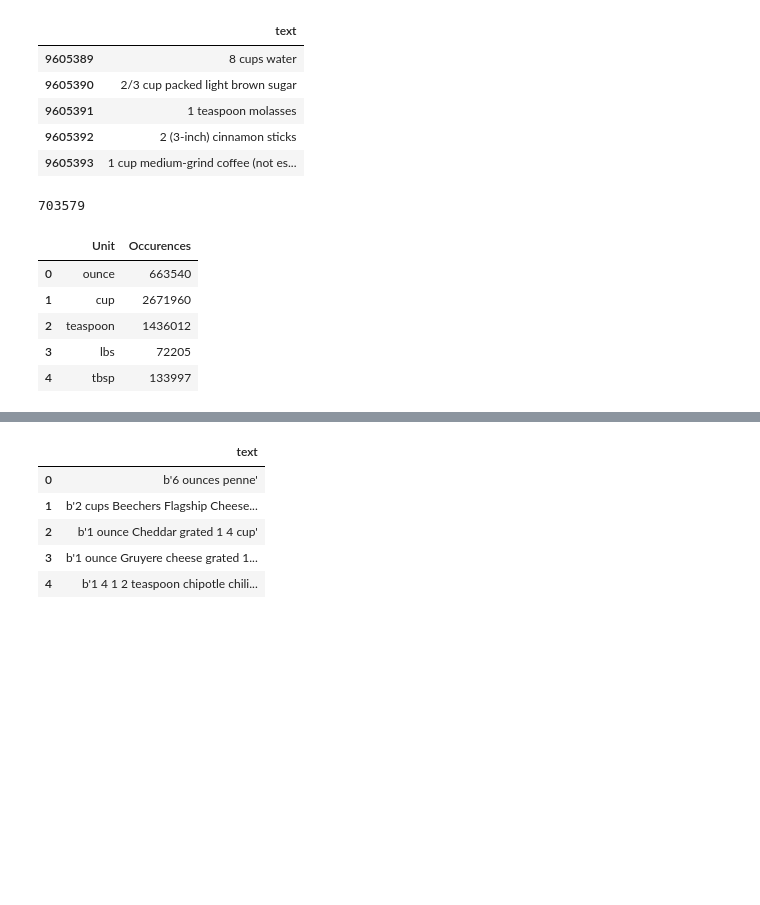
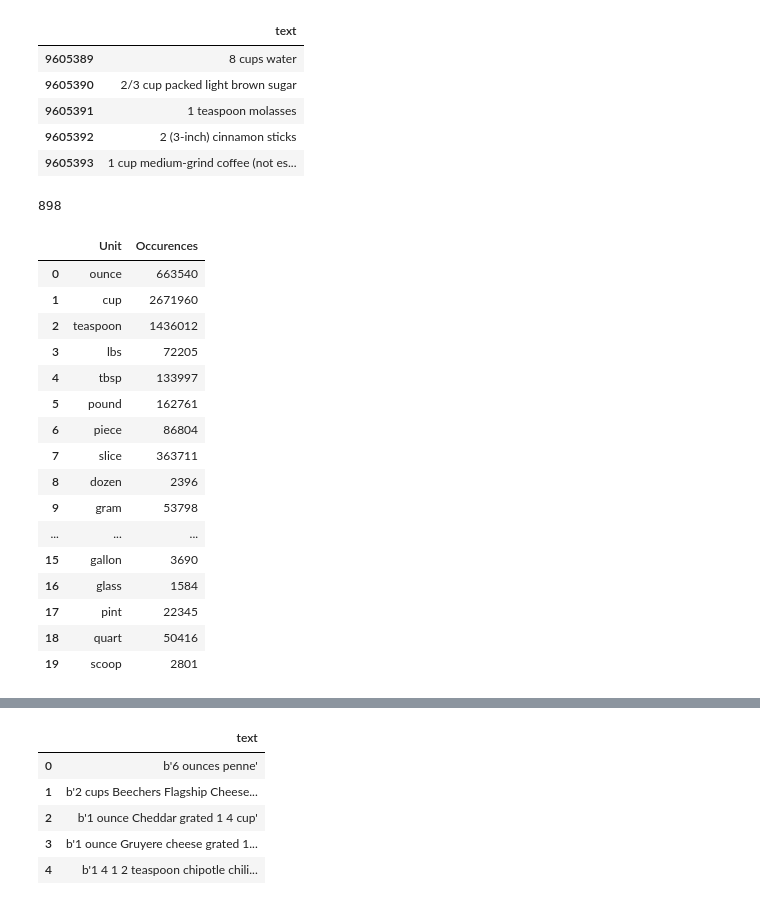
Before and after one commit to Vindhya-Singh/Guided-Research, a Jupyter notebook: GR_datapreprocessing.ipynb, the cells around one changed output, grey strips where cells are left out. Saved outputs shown, nothing was run; the diff lists cells and outputs as text; code cells hidden in the pictures; blank space fills up the shorter version.

```diff
--- a/GR_datapreprocessing.ipynb
+++ b/GR_datapreprocessing.ipynb
@@ -75,23 +66,34 @@ ingredients.tail()
 # making series
 #series = pd.Series(list)
 
-ingredients.text.str.count("tablespoons")
-ingredients.text.str.count("tablespoons").sum()
+ingredients.text.str.count("shot")
+ingredients.text.str.count("shot").sum()
 #ingredients.info
 # %% [output]
-703579
+898
 # %%
 #Creating a df of the counts and visualising it
-data = [['ounce', 663540], ['cup', 2671960], ['teaspoon', 1436012],['lbs',72205],['tbsp',133997],['pound',162761],['piece',86804],['slice',363711],['dozen',2396],['gram',53798],['pinch',54814],['tablespoons',703579]]
+data = [['ounce', 663540], ['cup', 2671960], ['teaspoon', 1436012],['lbs',72205],['tbsp',133997],['pound',162761],['piece',86804],['slice',363711],['dozen',2396],['gram',53798],['pinch',54814],['tablespoons',703579],['bushel',59],['drop',9403],['dash',41050],['gallon',3690],['glass',1584],['pint',22345],['quart',50416],['scoop',2801],['shot',898]]
 df_quantity = pd.DataFrame(data, columns = ['Unit', 'Occurences'])
-df_quantity.head()
+df_quantity.head(20)
 # %% [output]
 |  | Unit | Occurences |
 | 0 | ounce | 663540 |
 | 1 | cup | 2671960 |
 | 2 | teaspoon | 1436012 |
 | 3 | lbs | 72205 |
 | 4 | tbsp | 133997 |
+| 5 | pound | 162761 |
+| 6 | piece | 86804 |
+| 7 | slice | 363711 |
+| 8 | dozen | 2396 |
+| 9 | gram | 53798 |
+| ... | ... | ... |
+| 15 | gallon | 3690 |
+| 16 | glass | 1584 |
+| 17 | pint | 22345 |
+| 18 | quart | 50416 |
+| 19 | scoop | 2801 |
 # %%
 #Visualising the number of occurences of the units
 import matplotlib.pyplot as plt
```
Also changed, not shown: parts of 35 cells of this notebook.
